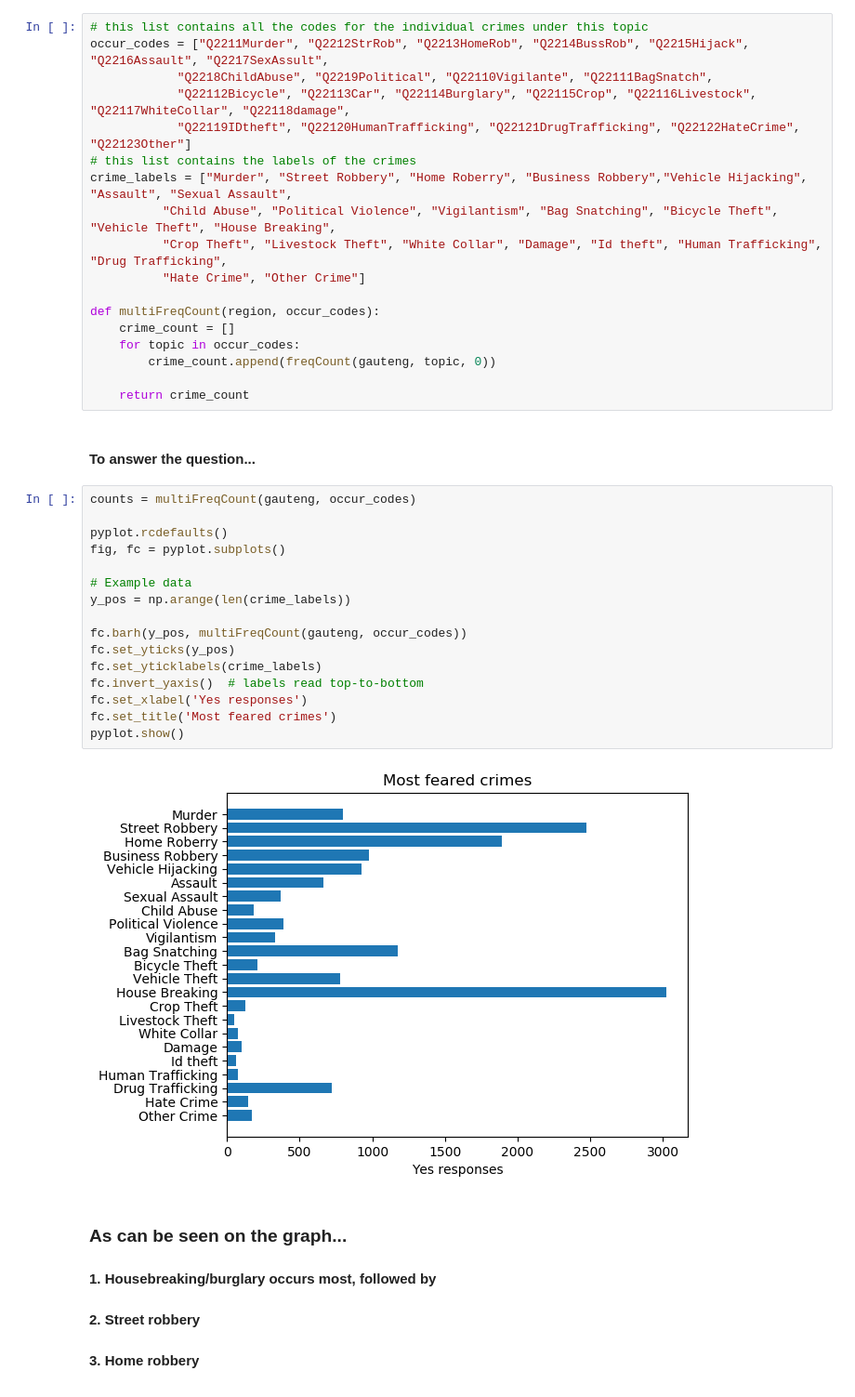
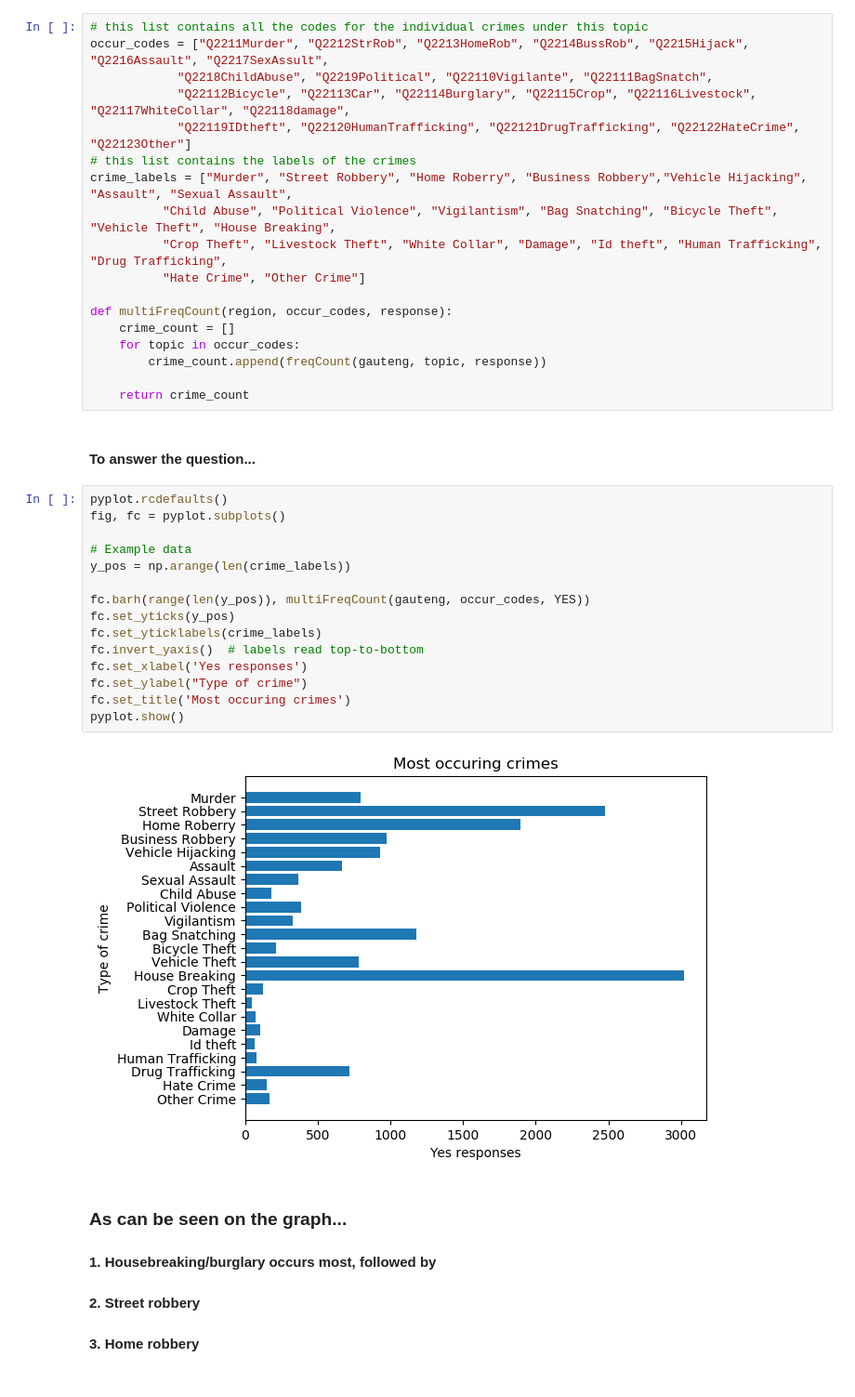
Before and after one commit to digi360/perceptions_of_crime, a Jupyter notebook: Perceptions_Of_Crime_In_Gauteng.ipynb, the cells around one changed output. Shown at 93% size. Cells and saved outputs as stored; diff of their text form.

```diff
--- a/Perceptions_Of_Crime_In_Gauteng.ipynb
+++ b/Perceptions_Of_Crime_In_Gauteng.ipynb
@@ -122,32 +122,31 @@ crime_labels = ["Murder", "Street Robbery", "Home Roberry", "Business Robbery","
           "Crop Theft", "Livestock Theft", "White Collar", "Damage", "Id theft", "Human Trafficking", "Drug Trafficking",
           "Hate Crime", "Other Crime"]
 
-def multiFreqCount(region, occur_codes):
+def multiFreqCount(region, occur_codes, response):
     crime_count = []
     for topic in occur_codes:
-        crime_count.append(freqCount(gauteng, topic, 0))
+        crime_count.append(freqCount(gauteng, topic, response))
 
     return crime_count
 # %% [markdown]
 #### To answer the question...
 # %%
-counts = multiFreqCount(gauteng, occur_codes)
-
 pyplot.rcdefaults()
 fig, fc = pyplot.subplots()
 
 # Example data
 y_pos = np.arange(len(crime_labels))
 
-fc.barh(y_pos, multiFreqCount(gauteng, occur_codes))
+fc.barh(range(len(y_pos)), multiFreqCount(gauteng, occur_codes, YES))
 fc.set_yticks(y_pos)
 fc.set_yticklabels(crime_labels)
 fc.invert_yaxis()  # labels read top-to-bottom
 fc.set_xlabel('Yes responses')
-fc.set_title('Most feared crimes')
+fc.set_ylabel("Type of crime")
+fc.set_title('Most occuring crimes')
 pyplot.show()
 # %% [output]
-[figure, old version]
+[figure, new version]
 # %% [markdown]
 ### As can be seen on the graph...
 #### 1. Housebreaking/burglary occurs most, followed by
```
Also changed, not shown: parts of 7 cells of this notebook, 2 other files.
